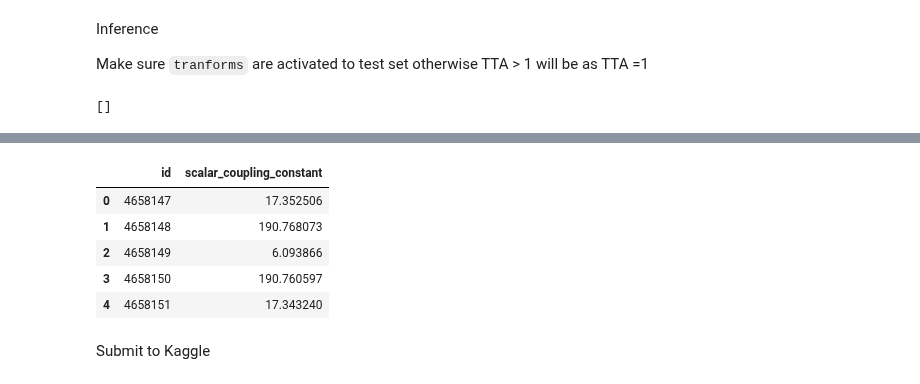
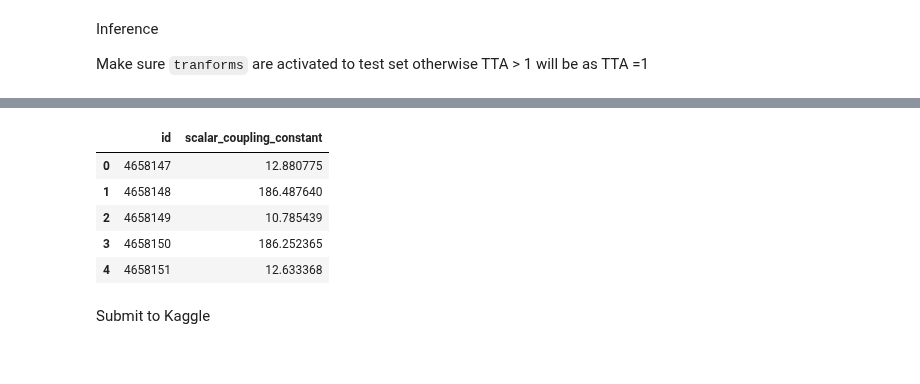
Before and after one commit to antorsae/champs-scalar-coupling, a Jupyter notebook: cloud.ipynb, the cells around one changed output, grey strips where cells are left out. Saved outputs shown, nothing was run; the diff lists cells and outputs as text; code cells hidden in the pictures.

```diff
--- a/cloud.ipynb
+++ b/cloud.ipynb
@@ -562,8 +753,17 @@ class PointNetDenseReg(Module):
         self.dipole    = nn.Linear(feat_channels[-1], 3)
         self.potential = nn.Linear(feat_channels[-1], 1)
 
-    def forward(self, x, coulomb):
-        batchsize, _, n_pts = x.shape
+        self.type_embedding = nn.Embedding(len(types)+1, 3)
+        self.atom_embedding = nn.Embedding(len(atoms)+1, 3)
+
+    def forward(self,xyz,type,ext,atom,coulomb):
+        batchsize, _, n_pts = xyz.shape
+
+        t = self.type_embedding((type+1).squeeze(1)).transpose(1,2)
+        a = self.atom_embedding((atom+1).squeeze(1)).transpose(1,2)
+
+        x = torch.cat([xyz,t,a], dim=1)
+
         pointfeat, globalfeat, trans, trans_feat = self.feat(x)
         x_c = torch.matmul(pointfeat, coulomb)
         for coulomb_conv in self.coulomb_convs[:3]:
@@ -584,7 +784,7 @@ class PointNetDenseReg(Module):
         dipole    = self.dipole(globalfeat)
         potential = self.potential(globalfeat)
 
-        return x,scalar,magnetic,dipole,potential, trans,trans_feat
+        return type,ext,scalar,magnetic,dipole,potential,trans,trans_feat
 
 def feature_transform_regularizer(trans):
     batchsize,d  = trans.shape[0], trans.shape[1]
@@ -598,7 +798,7 @@ class LMAEMetric(LearnerCallback):
     _order=-20 # Needs to run before the recorder
     def __init__(self, learn):
         super().__init__(learn)
-        self.metric = LMAEMaskedLoss(0.,0.,0.,0.,0.,0.,return_all=True)
+        self.metric = LMAEMaskedLoss(0.,0.,0.,0.,0.,0.,return_all=True, exclude_ext=True)
 
     def on_train_begin(self, **kwargs):
         self.learn.recorder.add_metric_names(['👉🏻LMAE👈🏻'] + [f'lmae{i}' for i in range(n_types)])
@@ -625,7 +825,7 @@ net, learner = None,None
 gc.collect()
 torch.cuda.empty_cache()
 net = PointNetDenseReg(feat_channels = [9,64,64,128,1024],
-                       seg_channels  = [512,256,128*2],
+                       seg_channels  = [512,256,128],
                        quaternion_transform=False,
                        input_transform=[[3, 64,128,1024], [512,256]],
                        feature_transform=[[64, 64,128,1024], [512,256]],
@@ -722,4 +922,4 @@ Min loss divided by 10: 1.20E-02
 # %%
-learner.fit_one_cycle(600, 1.2e-2)#, moms=(0.75,0.70))
+learner.fit_one_cycle(500, 4.3e-2)#, moms=(0.75,0.70))
 # %% [output]
 | epoch | train_loss | valid_loss | 👉🏻LMAE👈🏻 | lmae0 | lmae1 | lmae2 | lmae3 | lmae4 | lmae5 | lmae6 | ... |
@@ -788,44 +988,40 @@ loss-3.9395val-1.9417
 Inference
 
 Make sure `tranforms` are activated to test set otherwise TTA > 1 will be as TTA =1
-# %%
-learner.data.train_dl.tfms
-# %% [output]
-[]
 # %%
-TTA_N = 100
+TTA_N = 1
 
 sub = defaultdict(int)
-xt_ids_not_extended = (xt_ids!=0) & (xt_ids<=7163688)
+xt_ids_not_extended = (xt_ids!=0) & (xt_ids<=7163688) # TODO
 ids = xt_ids[xt_ids_not_extended]
 
 mb = master_bar(range(TTA_N))
 for tta in mb:
     test_preds = np.zeros((0, 29), dtype=np.float32)
 
     for batch_idx, batch in progress_bar(
         enumerate(learner.dl(DatasetType.Test)), total=len(learner.dl(DatasetType.Test)), parent=mb):
-        _, preds_,_,_,_,_,_ = learner.pred_batch(ds_type=DatasetType.Test, batch=batch)
+        _, _, preds_,_,_,_,_,_ = learner.pred_batch(ds_type=DatasetType.Test, batch=batch)
         preds_ = preds_.sum(dim=1)
         test_preds = np.concatenate([test_preds, preds_.data.cpu().numpy()], axis = 0)
 
     preds = test_preds[xt_ids_not_extended]
     for k in range(len(ids)):
         sub[int(ids[k])] += preds[k]
 
 for k in range(len(ids)):
     sub[int(ids[k])] = sub[int(ids[k])]/TTA_N
 
 sub_df = pd.DataFrame(sub.items(), columns=['id', 'scalar_coupling_constant'])
 sub_df.head()
 # %% [output]
 [interactive output not drawn]
 |  | id | scalar_coupling_constant |
-| 0 | 4658147 | 17.352506 |
-| 1 | 4658148 | 190.768073 |
-| 2 | 4658149 | 6.093866 |
-| 3 | 4658150 | 190.760597 |
-| 4 | 4658151 | 17.343240 |
+| 0 | 4658147 | 12.880775 |
+| 1 | 4658148 | 186.487640 |
+| 2 | 4658149 | 10.785439 |
+| 3 | 4658150 | 186.252365 |
+| 4 | 4658151 | 12.633368 |
 # %% [markdown]
 Submit to Kaggle
 # %%
```
Also changed, not shown: parts of 28 cells of this notebook, 2 other files.
